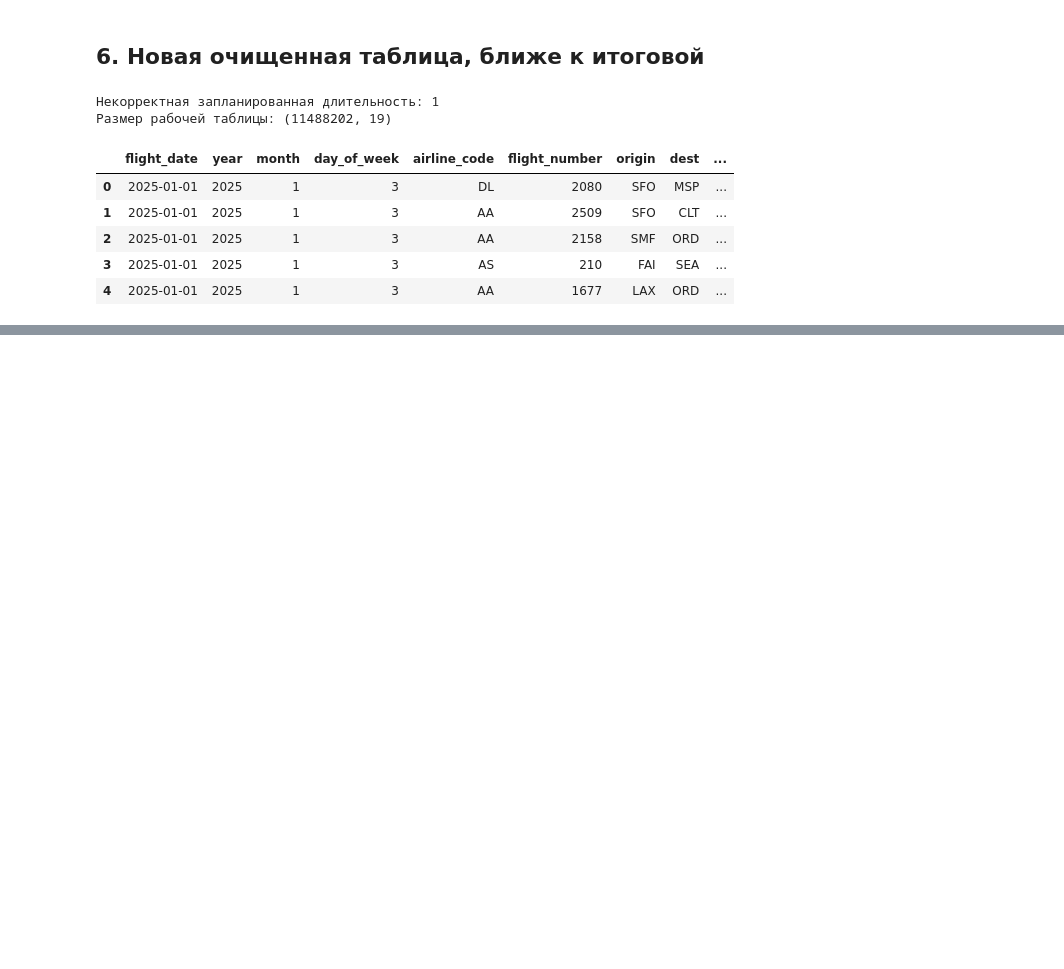
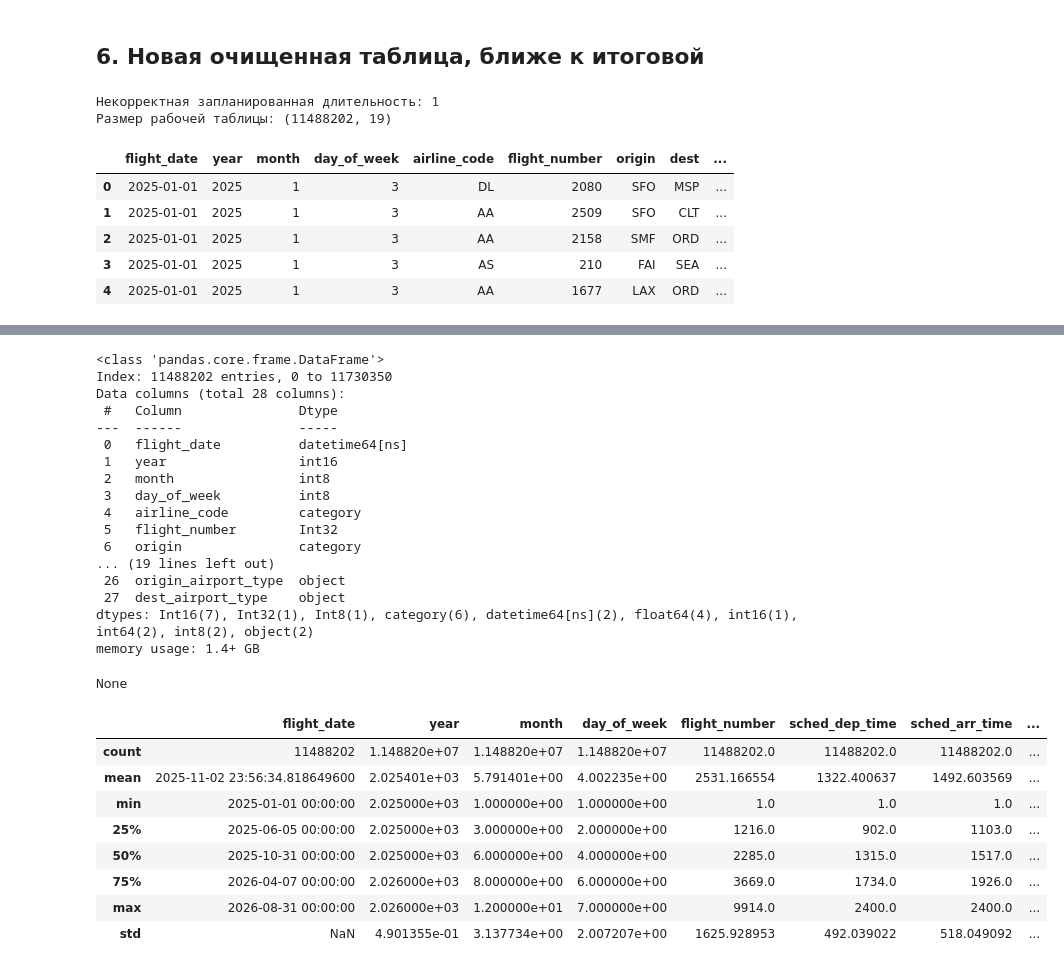
Before and after one commit to Amgalan-459/ml-project-2-course, a Jupyter notebook: ml_project.ipynb, the cells around one changed output, grey strips where cells are left out. Drawn from its saved outputs; the diff is of its cells as text; code cells hidden in the pictures; blank space fills up the shorter version.

```diff
--- a/ml_project.ipynb
+++ b/ml_project.ipynb
@@ -428,6 +421,15 @@ plt.title("Распределение целевой переменной")
 plt.xticks(rotation=15)
 plt.tight_layout()
 plt.show()
+
+target_disrupted = pd.Series(pd.NA, index=df_flights.index, dtype="Int8")
+known_status = target_status != "UNKNOWN"
+target_disrupted.loc[known_status] = target_status.loc[known_status].isin(
+    ["DELAYED", "CANCELLED", "DIVERTED"]
+).astype("int8")
+
+target_disrupted.name = "target_disrupted"
+display(target_disrupted.value_counts(dropna=False).to_frame("Количество"))
 # %% [output]
 Распределение целевой переменной:
 |  | Количество | Доля, % |
@@ -841,7 +841,7 @@ if "sched_dep_time" in df_model.columns:
     df_model["sched_dep_datetime"] = (
         df_model["flight_date"]
         + pd.to_timedelta(df_model["sched_dep_minutes"], unit="m")
-        + pd.to_timedelta(next_day, unit="D")
+        + pd.to_timedelta(next_day.astype("int8"), unit="D")
     )
 
 print("Размер рабочей таблицы:", df_model.shape)
@@ -857,0 +860,26 @@ display(df_model.head())
+# %%
+airline_names = (
+    df_airlines.drop_duplicates("airline_code")
+    .set_index("airline_code")["airline"]
+)
+airport_info = (
+    df_airports.drop_duplicates("iata_code")
+    .set_index("iata_code")
+)
+
+df_model_joined = df_model
+
+df_model_joined["airline_name"] = df_model_joined["airline_code"].map(airline_names)
+
+for column in ["latitude", "longitude", "elevation_ft", "airport_type"]:
+    df_model_joined["origin_" + column] = df_model_joined["origin"].map(airport_info[column])
+    df_model_joined["dest_" + column] = df_model_joined["dest"].map(airport_info[column])
+
+print("Не найдено названий авиакомпаний:", df_model_joined["airline_name"].isna().sum())
+print("Не найдены координаты аэропорта вылета:", df_model_joined["origin_latitude"].isna().sum())
+print("Не найдены координаты аэропорта прибытия:", df_model_joined["dest_latitude"].isna().sum())
+
+display(df_model_joined[[
+    "airline_code", "airline_name", "origin", "origin_latitude",
+    "dest", "dest_latitude"
+]].head())
@@ -857,0 +906,31 @@ display(df_model.head())
+# %%
+display(df_model_joined.info())
+display(df_model_joined.describe())
+# %% [output]
+<class 'pandas.core.frame.DataFrame'>
+Index: 11488202 entries, 0 to 11730350
+Data columns (total 28 columns):
+ #   Column               Dtype
+---  ------               -----
+ 0   flight_date          datetime64[ns]
+ 1   year                 int16
+ 2   month                int8
+ 3   day_of_week          int8
+ 4   airline_code         category
+ 5   flight_number        Int32
+ 6   origin               category
+... (19 lines left out)
+ 26  origin_airport_type  object
+ 27  dest_airport_type    object
+dtypes: Int16(7), Int32(1), Int8(1), category(6), datetime64[ns](2), float64(4), int16(1), int64(2), int8(2), object(2)
+memory usage: 1.4+ GB
+None
+|  | flight_date | year | month | day_of_week | flight_number | sched_dep_time | sched_arr_time | ... |
+| count | 11488202 | 1.148820e+07 | 1.148820e+07 | 1.148820e+07 | 11488202.0 | 11488202.0 | 11488202.0 | ... |
+| mean | 2025-11-02 23:56:34.818649600 | 2.025401e+03 | 5.791401e+00 | 4.002235e+00 | 2531.166554 | 1322.400637 | 1492.603569 | ... |
+| min | 2025-01-01 00:00:00 | 2.025000e+03 | 1.000000e+00 | 1.000000e+00 | 1.0 | 1.0 | 1.0 | ... |
+| 25% | 2025-06-05 00:00:00 | 2.025000e+03 | 3.000000e+00 | 2.000000e+00 | 1216.0 | 902.0 | 1103.0 | ... |
+| 50% | 2025-10-31 00:00:00 | 2.025000e+03 | 6.000000e+00 | 4.000000e+00 | 2285.0 | 1315.0 | 1517.0 | ... |
+| 75% | 2026-04-07 00:00:00 | 2.026000e+03 | 8.000000e+00 | 6.000000e+00 | 3669.0 | 1734.0 | 1926.0 | ... |
+| max | 2026-08-31 00:00:00 | 2.026000e+03 | 1.200000e+01 | 7.000000e+00 | 9914.0 | 2400.0 | 2400.0 | ... |
+| std | NaN | 4.901355e-01 | 3.137734e+00 | 2.007207e+00 | 1625.928953 | 492.039022 | 518.049092 | ... |
```
Also changed, not shown: parts of 12 cells of this notebook.
